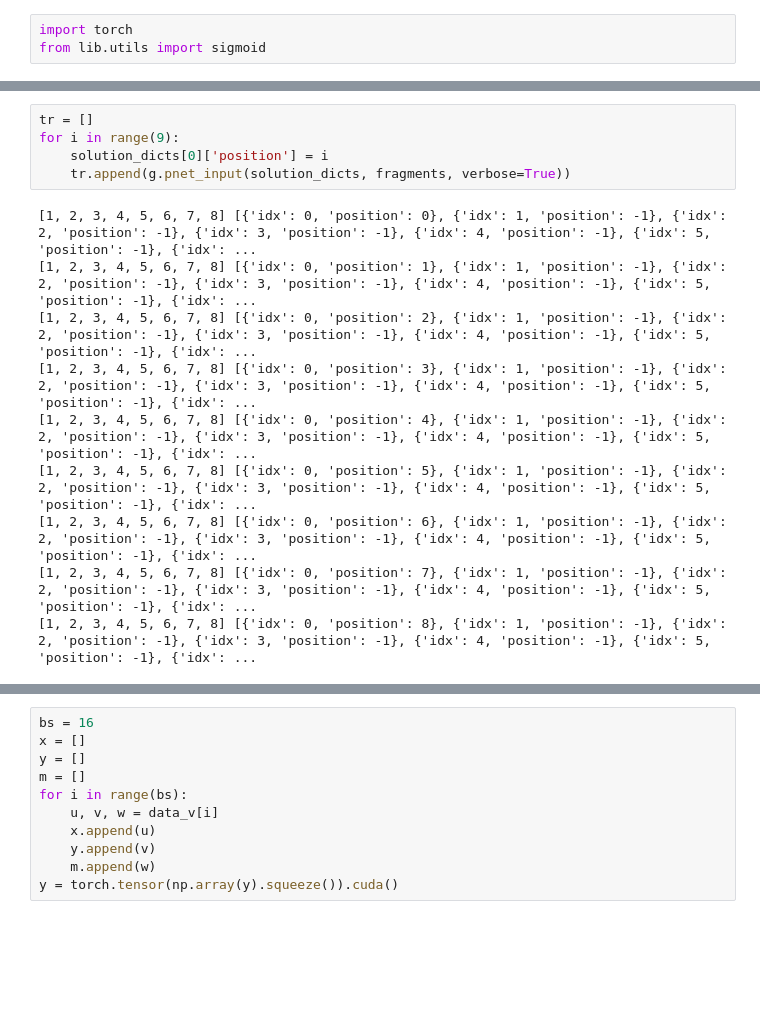
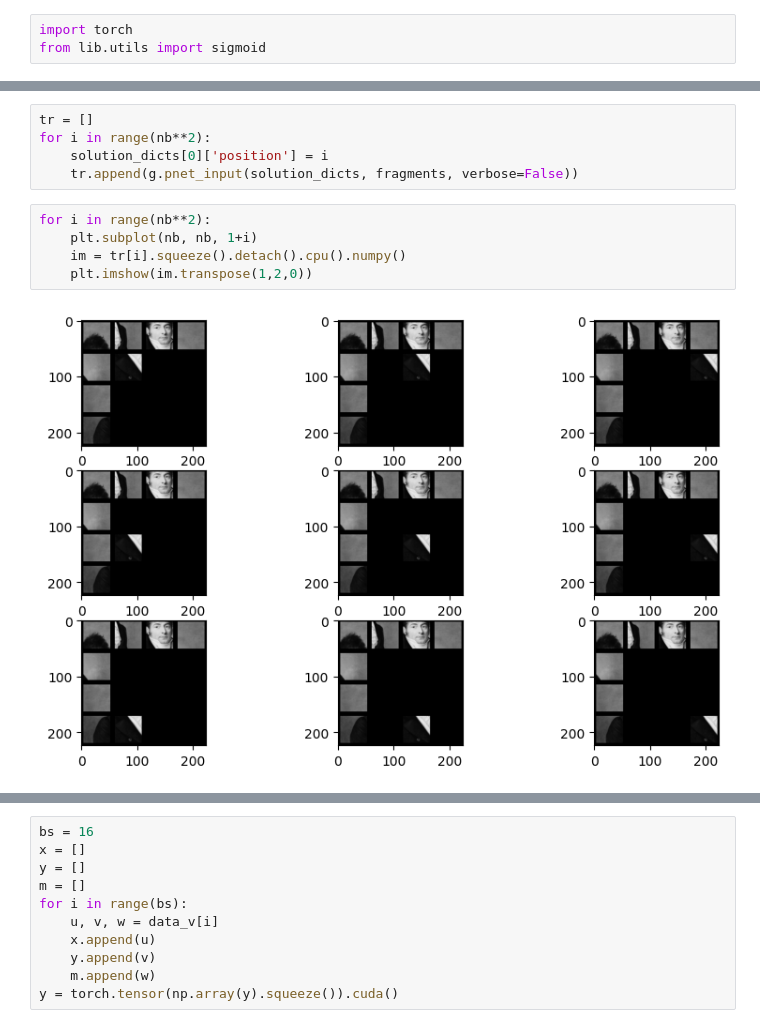
Before and after one commit to mmPaumard/Alphazzle, a Jupyter notebook: test transformer generator.ipynb, the cells around one changed output, grey strips where cells are left out. Cells and saved outputs as stored; diff of their text form; blank space fills up the shorter version.

```diff
--- a/test transformer generator.ipynb
+++ b/test transformer generator.ipynb
@@ -97,18 +110,15 @@ from lib.utils import sigmoid
 # %%
 tr = []
-for i in range(9):
+for i in range(nb**2):
     solution_dicts[0]['position'] = i
-    tr.append(g.pnet_input(solution_dicts, fragments, verbose=True))
+    tr.append(g.pnet_input(solution_dicts, fragments, verbose=False))
-# %% [output]
-[1, 2, 3, 4, 5, 6, 7, 8] [{'idx': 0, 'position': 0}, {'idx': 1, 'position': -1}, {'idx': 2, 'position': -1}, {'idx': 3, 'position': -1}, {'idx': 4, 'position': -1}, {'idx': 5, 'position': -1}, {'idx': ...
-[1, 2, 3, 4, 5, 6, 7, 8] [{'idx': 0, 'position': 1}, {'idx': 1, 'position': -1}, {'idx': 2, 'position': -1}, {'idx': 3, 'position': -1}, {'idx': 4, 'position': -1}, {'idx': 5, 'position': -1}, {'idx': ...
-[1, 2, 3, 4, 5, 6, 7, 8] [{'idx': 0, 'position': 2}, {'idx': 1, 'position': -1}, {'idx': 2, 'position': -1}, {'idx': 3, 'position': -1}, {'idx': 4, 'position': -1}, {'idx': 5, 'position': -1}, {'idx': ...
-[1, 2, 3, 4, 5, 6, 7, 8] [{'idx': 0, 'position': 3}, {'idx': 1, 'position': -1}, {'idx': 2, 'position': -1}, {'idx': 3, 'position': -1}, {'idx': 4, 'position': -1}, {'idx': 5, 'position': -1}, {'idx': ...
-[1, 2, 3, 4, 5, 6, 7, 8] [{'idx': 0, 'position': 4}, {'idx': 1, 'position': -1}, {'idx': 2, 'position': -1}, {'idx': 3, 'position': -1}, {'idx': 4, 'position': -1}, {'idx': 5, 'position': -1}, {'idx': ...
-[1, 2, 3, 4, 5, 6, 7, 8] [{'idx': 0, 'position': 5}, {'idx': 1, 'position': -1}, {'idx': 2, 'position': -1}, {'idx': 3, 'position': -1}, {'idx': 4, 'position': -1}, {'idx': 5, 'position': -1}, {'idx': ...
-[1, 2, 3, 4, 5, 6, 7, 8] [{'idx': 0, 'position': 6}, {'idx': 1, 'position': -1}, {'idx': 2, 'position': -1}, {'idx': 3, 'position': -1}, {'idx': 4, 'position': -1}, {'idx': 5, 'position': -1}, {'idx': ...
-[1, 2, 3, 4, 5, 6, 7, 8] [{'idx': 0, 'position': 7}, {'idx': 1, 'position': -1}, {'idx': 2, 'position': -1}, {'idx': 3, 'position': -1}, {'idx': 4, 'position': -1}, {'idx': 5, 'position': -1}, {'idx': ...
-[1, 2, 3, 4, 5, 6, 7, 8] [{'idx': 0, 'position': 8}, {'idx': 1, 'position': -1}, {'idx': 2, 'position': -1}, {'idx': 3, 'position': -1}, {'idx': 4, 'position': -1}, {'idx': 5, 'position': -1}, {'idx': ...
+# %%
+for i in range(nb**2):
+    plt.subplot(nb, nb, 1+i)
+    im = tr[i].squeeze().detach().cpu().numpy()
+    plt.imshow(im.transpose(1,2,0))
+# %% [output]
+[figure, added]
 # %%
 v_net(torch.cat(tr).cuda()).detach().cpu().numpy()
 # %% [output]
```
Also changed, not shown: parts of 23 cells of this notebook, 7 other files.
